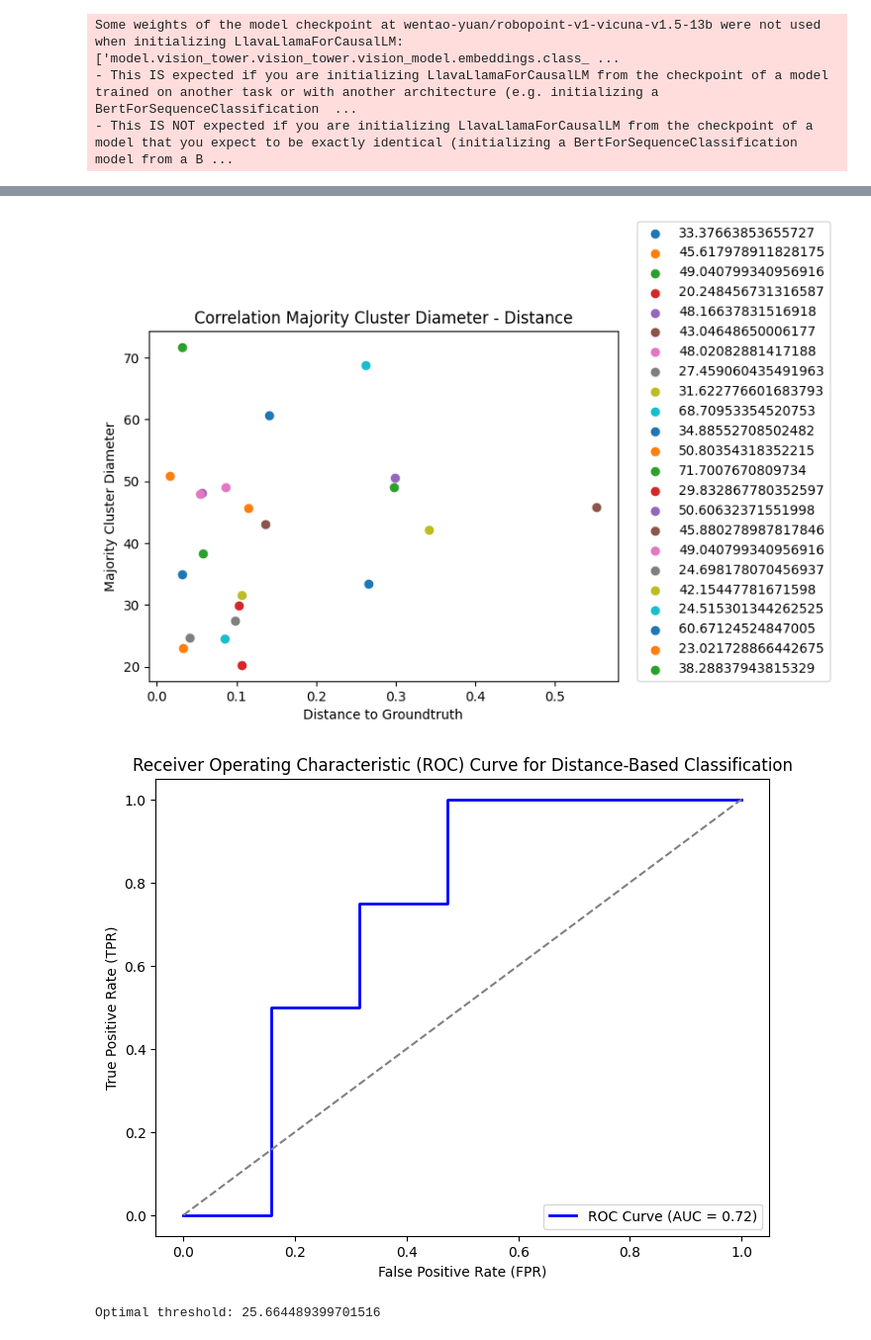
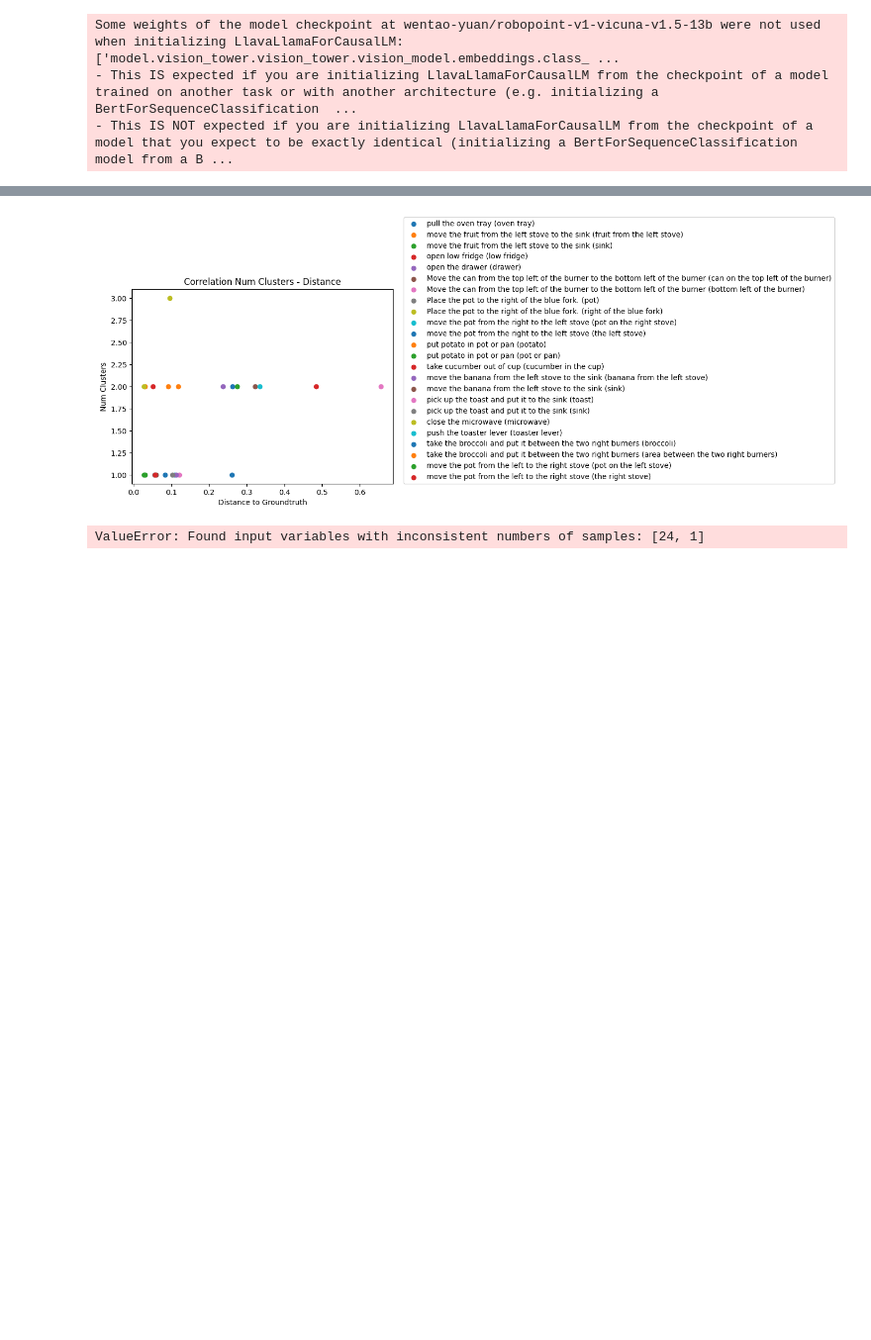
Before and after one commit to NIYI100/xai-praktikum, a Jupyter notebook: robopoint/ROC_curve.ipynb, the cells around one changed output, grey strips where cells are left out. Shown at 99% size. Saved outputs shown, nothing was run; the diff lists cells and outputs as text; code cells hidden in the pictures; blank space fills up the shorter version.

```diff
--- a/robopoint/ROC_curve.ipynb
+++ b/robopoint/ROC_curve.ipynb
@@ -69,4 +26,6 @@ def find_best_threshold(optimization_scores, target_scores):
 # %%
+import numpy as np
+
 def run_roc_experiment(prompts, temperatures, runs_per_instance, epsilon, min_samples, ignoreCoordinateDecimalPlaces, experiment_path = "../data/first_experiments"):
     tasks, images, ground_truths, object_list = extract_all(experiment_path)
 
@@ -75,6 +34,7 @@ def run_roc_experiment(prompts, temperatures, runs_per_instance, epsilon, min_sa
     list_of_probs = []
     list_of_diameters = []
     list_of_majority_size_rate = []
+    list_of_cluster_number = []
     labels = []
     for i in range(len(tasks)):
         print(f"Task: {i + 1}")
@@ -123,8 +83,9 @@ def run_roc_experiment(prompts, temperatures, runs_per_instance, epsilon, min_sa
                     list_of_spreads.append(calculate_spread(coordinates_per_task, width, height))
                     list_of_diameters.append(diameter)
                     list_of_majority_size_rate.append(len(majority_points) / len(coordinates_per_task))
+                    list_of_cluster_number.append(n_clusters)
 
-    return list_of_distances, list_of_spreads, list_of_probs, list_of_diameters, list_of_majority_size_rate
+    return labels, list_of_distances, list_of_spreads, list_of_probs, list_of_diameters, list_of_majority_size_rate, list_of_cluster_number
 # %%
 PROMPTS = [
     "Locate several points within the space of the ",
@@ -139,21 +100,15 @@ TEMPERATURES = [
 ]
 
 
-list_of_distances, list_of_spreads, list_of_probs, list_of_diameters, list_of_majority_size_rate = run_roc_experiment(
+labels, list_of_distances, list_of_spreads, list_of_probs, list_of_diameters, list_of_majority_size_rate, list_of_cluster_number = run_roc_experiment(
     prompts = PROMPTS,
     temperatures = TEMPERATURES,
-    runs_per_instance = 3,
+    runs_per_instance = 4,
     epsilon = 20,
     min_samples = 3,
     ignoreCoordinateDecimalPlaces = True,
     experiment_path = "../data/base_experiments"
 )
-
-print(list_of_distances)
-print(list_of_spreads)
-print(list_of_probs)
-print(list_of_diameters)
-print(list_of_majority_size_rate)
 # %% [output]
 Task: 1
 pull the oven tray
@@ -286,15 +198,14 @@ plot_roc_curve(fpr, tpr, roc_auc)
 # %%
-plot_scatter(list_of_diameters, list_of_diameters, list_of_distances, "Correlation Majority Cluster Diameter - Distance", "Distance to Groundtruth", "Majority Cluster Diameter")
+from sklearn import preprocessing
+plot_scatter(labels, list_of_cluster_number, list_of_distances, "Correlation Num Clusters - Distance", "Distance to Groundtruth", "Num Clusters")
 
-optimization_values = list_of_diameters
-scores = 1 - np.array(list_of_distances)
-
-thresh = find_best_threshold(optimization_values, scores)
-fpr, tpr, roc_auc, thresholds = calculate_roc_curve(optimization_values, thresh, scores)
+scores = preprocessing.normalize([list_of_cluster_number])
+fpr, tpr, roc_auc, thresholds = calculate_roc_curve(list_of_distances, 0.1, scores)
 plot_roc_curve(fpr, tpr, roc_auc)
 
-print(f"Optimal threshold: {thresh}")
+j_scores = tpr - fpr
+best_idx = np.argmax(j_scores)
+print(f"Best Threshold: { thresholds[best_idx] } with tpr = { tpr[best_idx] } and fpr = { fpr[best_idx] }")
 # %% [output]
-[figure, old version]
+[figure, new version]
-[figure, removed]
-Optimal threshold: 25.664489399701516
+ValueError: Found input variables with inconsistent numbers of samples: [24, 1]
```
Also changed, not shown: parts of 11 cells of this notebook, 1 other file.
